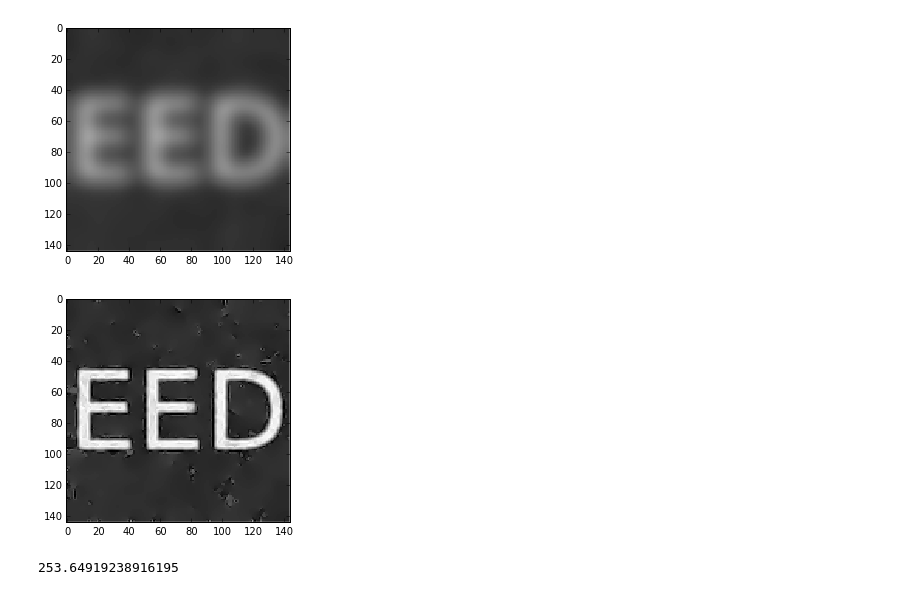
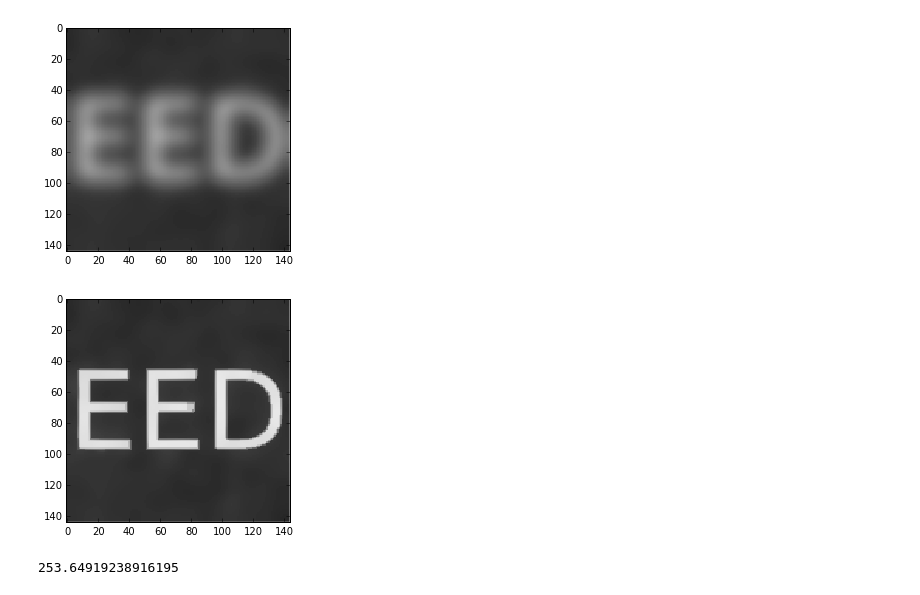
Before and after one commit to eqfinney/diffusion-models, a Jupyter notebook: diffusion.ipynb, the cells around one changed output. Saved outputs shown, nothing was run; the diff lists cells and outputs as text; code cells hidden in the pictures.

```diff
--- a/diffusion.ipynb
+++ b/diffusion.ipynb
@@ -25,7 +25,7 @@ imgplot = plt.imshow(img, cm.Greys_r, interpolation='none', vmin = 0, vmax = 255
 # %% [output]
 [figure]
 # %%
-dx, dt = 1,0.1
+dx, dt = 1,0.25
 # %%
 edge_threshold = 5; lsq = edge_threshold**2
 # %%
@@ -76,25 +76,18 @@ def do_step_reflected_boundary_nonlinear_isotropic(u):
         downright = pad_u[i0+1, i1+1]
 
 
-        # approximate first derivatives via central differences
-        u_x = 0.5 * (right - left)
-        u_y = 0.5 * (down - up)
-
-        # approximate second derivatives
-        u_xx = right + left - 2*u_i
-        u_yy = up    + down - 2*u_i
-        u_xy = 0.25 * (upleft + downright - upright - downleft)
+        # approximate first derivatives at half-point between pixels
+        d_left  = left  - u_i
+        d_right = right - u_i
+        d_up    = up    - u_i
+        d_down  = down  - u_i
 
         # Perona-Malik diffusion tensor
-        mag_grad_u_sq = (u_x**2 + u_y**2)
-        G = 1.0/(1.0 + mag_grad_u_sq/lsq)
-        gprime = -lsq / ((mag_grad_u_sq + lsq)**2)
+        g = lambda grad: 1.0/(1.0 + (grad*grad)/lsq)
+        g_left, g_right, g_up, g_down = map(g, [d_left, d_right, d_up, d_down])
 
-
-        # div(g(|grad(u)|^2)*grad(u)) = grad(g(|grad(u)|^2)) . grad(u) + g(|grad(u)|^2) * div(grad(u))
-        d[i] = up + down + left + right - (4 * u_i)
-        d[i] *= G
-        d[i] += gprime*(u_x*(2*u_x*u_xx + 2*u_y*u_xy) + u_y*(2*u_x*u_xy + 2*u_y*u_yy))
+        #d[i] = up + down + left + right - (4 * u_i)
+        d[i] = g_left*d_left + g_right*d_right + g_up*d_up + g_down*d_down
         d[i] *= dt
     u += d
 # %%
@@ -111,10 +104,10 @@ show(u) # After
 # %%
 u = np.copy(img).astype(float)
 u = ndimage.gaussian_filter(u, sigma=1)
-for i in xrange(10*20): do_step_reflected_boundary_nonlinear_isotropic(u)
+for i in xrange(4*20): do_step_reflected_boundary_nonlinear_isotropic(u)
 show(u)
 # %% [output]
-[figure, old version]
+[figure, new version]
 # %%
 for i in xrange(10*20): do_step_reflected_boundary_linear_homogeneous(u)
 # %%
```
